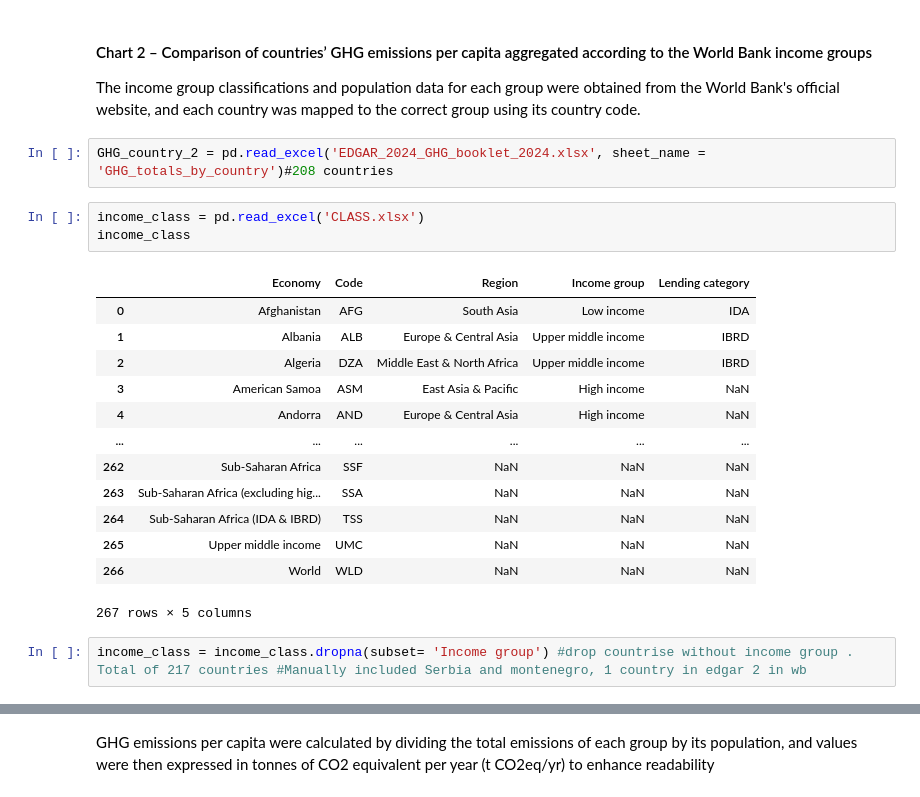
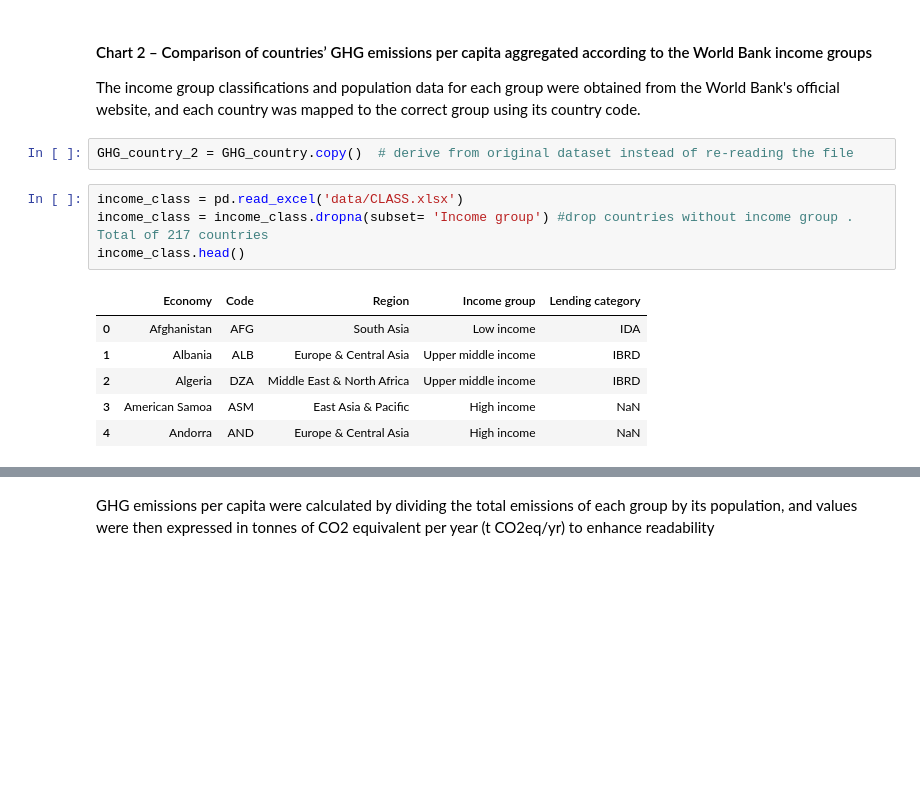
Before and after one commit to leonardoy99/EDGAR, a Jupyter notebook: EDGAR.ipynb, the cells around one changed output, grey strips where cells are left out. Saved outputs shown, nothing was run; the diff lists cells and outputs as text; blank space fills up the shorter version.

```diff
--- a/EDGAR.ipynb
+++ b/EDGAR.ipynb
@@ -85,23 +64,15 @@ plt.legend(loc='center', bbox_to_anchor=(0.46, -0.12), ncols = 3,frameon = False
 
 The income group classifications and population data for each group were obtained from the World Bank's official website, and each country was mapped to the correct group using its country code.
 # %%
-GHG_country_2 = pd.read_excel('EDGAR_2024_GHG_booklet_2024.xlsx', sheet_name = 'GHG_totals_by_country')#208 countries
+GHG_country_2 = GHG_country.copy()  # derive from original dataset instead of re-reading the file
 # %%
-income_class = pd.read_excel('CLASS.xlsx')
-income_class
+income_class = pd.read_excel('data/CLASS.xlsx')
+income_class = income_class.dropna(subset= 'Income group') #drop countries without income group . Total of 217 countries
+income_class.head()
 # %% [output]
 |  | Economy | Code | Region | Income group | Lending category |
 | 0 | Afghanistan | AFG | South Asia | Low income | IDA |
 | 1 | Albania | ALB | Europe & Central Asia | Upper middle income | IBRD |
 | 2 | Algeria | DZA | Middle East & North Africa | Upper middle income | IBRD |
 | 3 | American Samoa | ASM | East Asia & Pacific | High income | NaN |
 | 4 | Andorra | AND | Europe & Central Asia | High income | NaN |
-| ... | ... | ... | ... | ... | ... |
-| 262 | Sub-Saharan Africa | SSF | NaN | NaN | NaN |
-| 263 | Sub-Saharan Africa (excluding hig... | SSA | NaN | NaN | NaN |
-| 264 | Sub-Saharan Africa (IDA & IBRD) | TSS | NaN | NaN | NaN |
-| 265 | Upper middle income | UMC | NaN | NaN | NaN |
-| 266 | World | WLD | NaN | NaN | NaN |
-267 rows × 5 columns
-# %%
-income_class = income_class.dropna(subset= 'Income group') #drop countrise without income group . Total of 217 countries #Manually included Serbia and montenegro, 1 country in edgar 2 in wb
```
Also changed, not shown: parts of 43 cells of this notebook, 2 other files.
